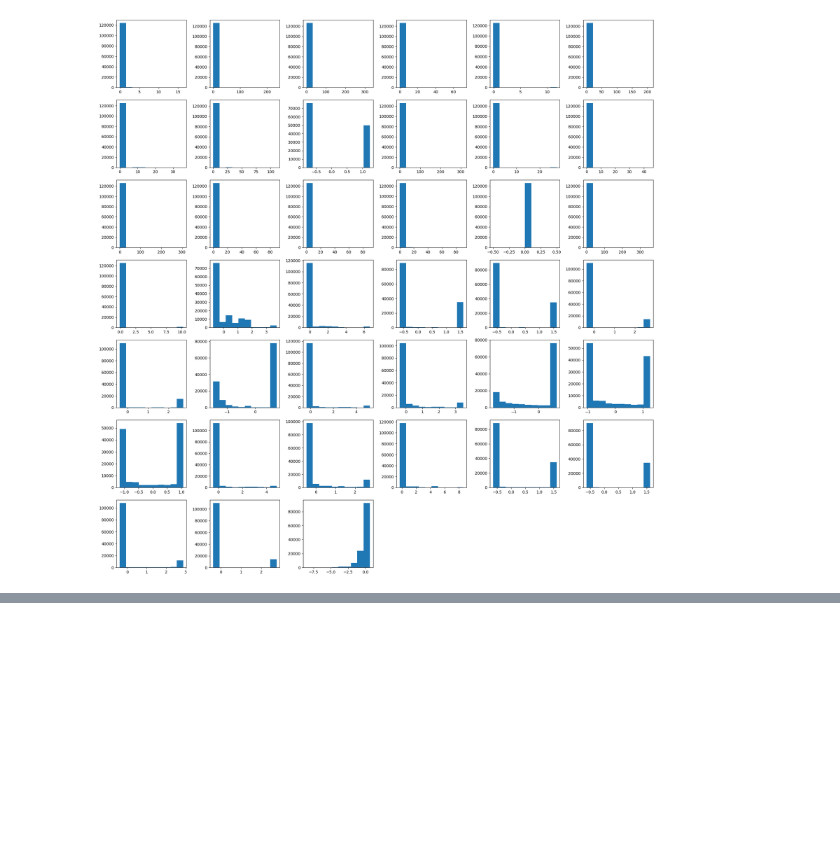
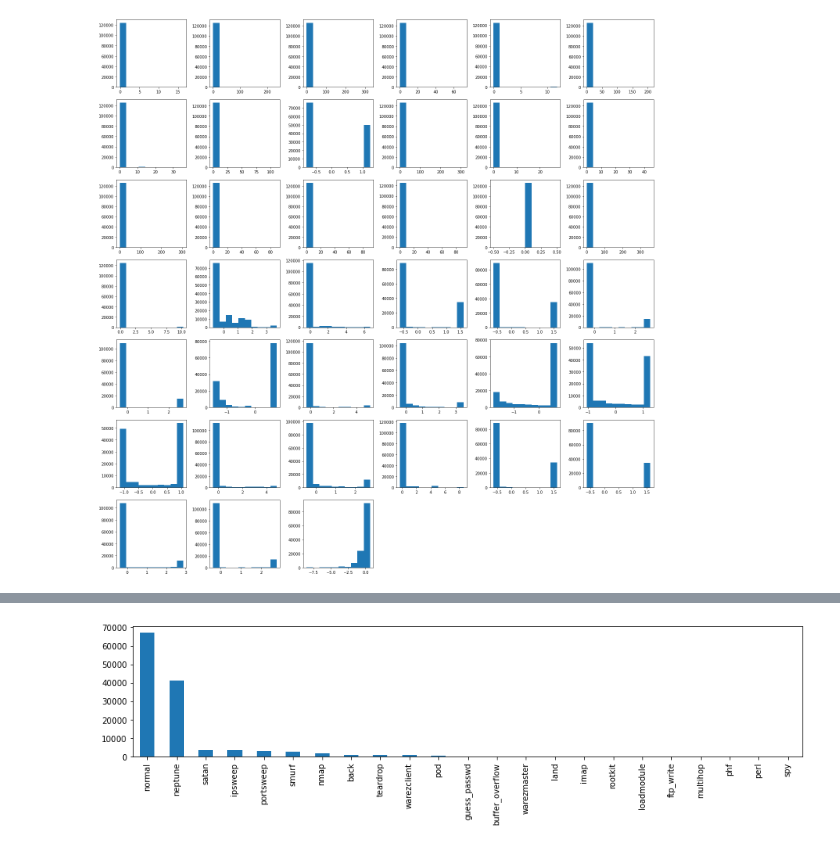
Before and after one commit to smidmatej/ML_project, a Jupyter notebook: main.ipynb, the cells around one changed output, grey strips where cells are left out. Drawn from its saved outputs; the diff is of its cells as text; code cells hidden in the pictures; blank space fills up the shorter version.

```diff
--- a/main.ipynb
+++ b/main.ipynb
@@ -23,0 +47,3 @@ df.head()
+# %%
+column_name=df.columns
+print (column_name)
@@ -49,0 +93,4 @@ assert counts[0] == df.shape[1], 'There are duplicate columns in the dataset'
+# %%
+# drop_duplicates () : this function return DataFrame with duplicate rows removed.
+df = df.drop_duplicates(subset = column_name[:-1] , keep ='first' , inplace = False)
+df.shape
@@ -178,0 +266,9 @@ print(f"No. of testing examples: {testing_data.shape[0]}")
+# %%
+#Visualization
+def bar_graph(feature):
+    df[feature].value_counts().plot(kind="bar")
+# %%
+plt.figure(figsize=(15,3))
+bar_graph('attack')
+# %% [output]
+[figure, added]
```
Also changed, not shown: parts of 34 cells of this notebook.
